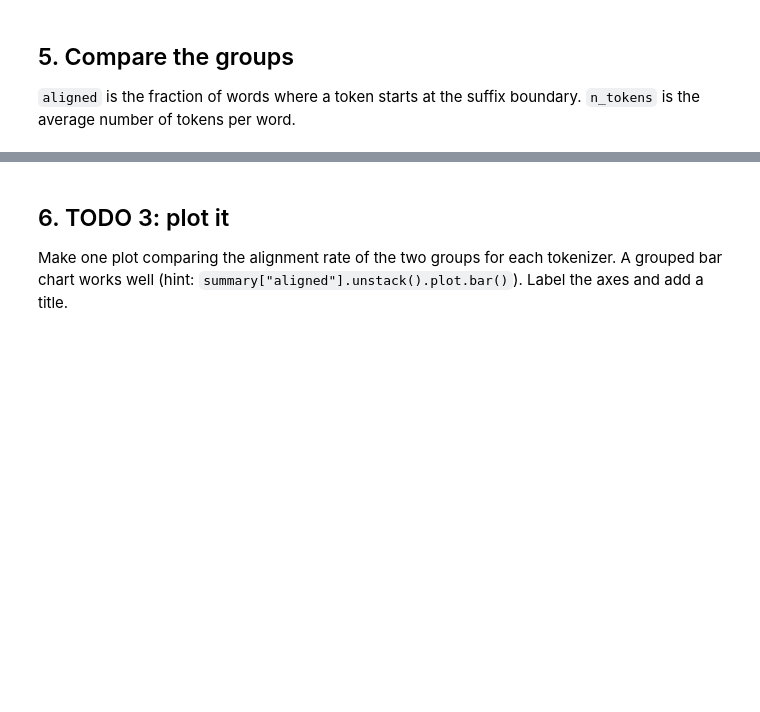
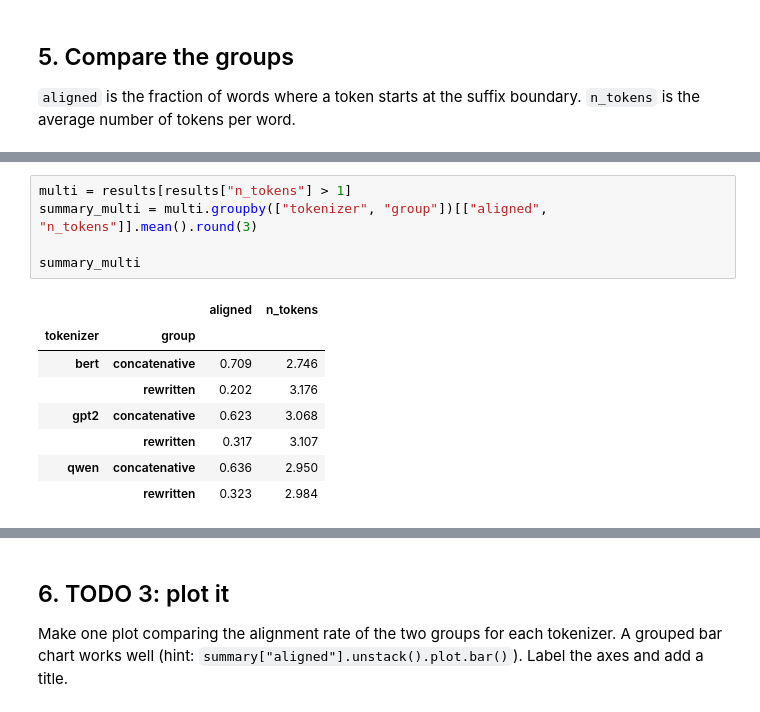
Before and after one commit to Sandhi-Probe/core-member-onboarding, a Jupyter notebook: submissions/nli33/analysis.ipynb, the cells around one changed output, grey strips where cells are left out. Saved outputs shown, nothing was run; the diff lists cells and outputs as text; blank space fills up the shorter version.

```diff
--- a/submissions/nli33/analysis.ipynb
+++ b/submissions/nli33/analysis.ipynb
@@ -131,0 +153,14 @@ summary
+# %%
+multi = results[results["n_tokens"] > 1]
+summary_multi = multi.groupby(["tokenizer", "group"])[["aligned", "n_tokens"]].mean().round(3)
+
+summary_multi
+# %% [output]
+|  |  | aligned | n_tokens |
+| tokenizer | group |  |  |
+| bert | concatenative | 0.709 | 2.746 |
+|  | rewritten | 0.202 | 3.176 |
+| gpt2 | concatenative | 0.623 | 3.068 |
+|  | rewritten | 0.317 | 3.107 |
+| qwen | concatenative | 0.636 | 2.950 |
+|  | rewritten | 0.323 | 2.984 |
```
Also changed, not shown: parts of 7 cells of this notebook, 2 other files.
